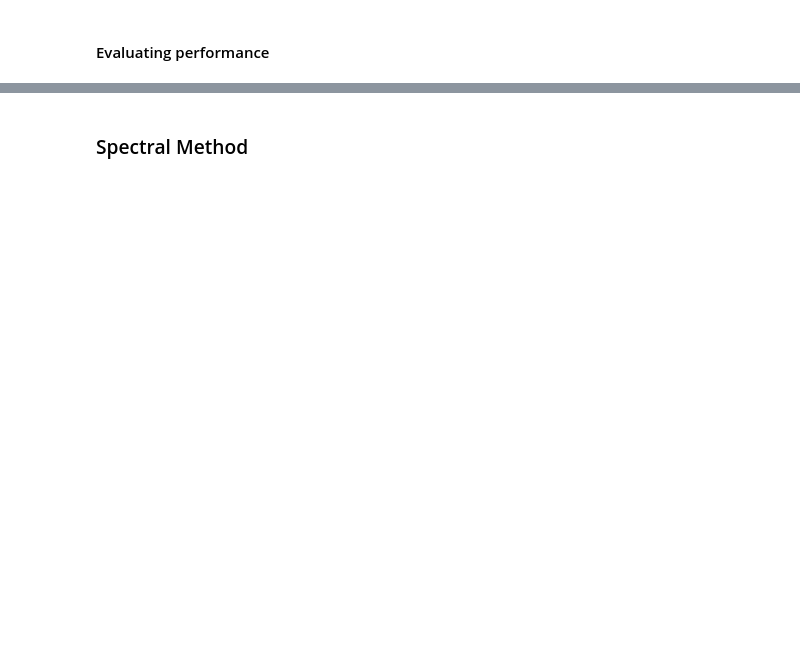
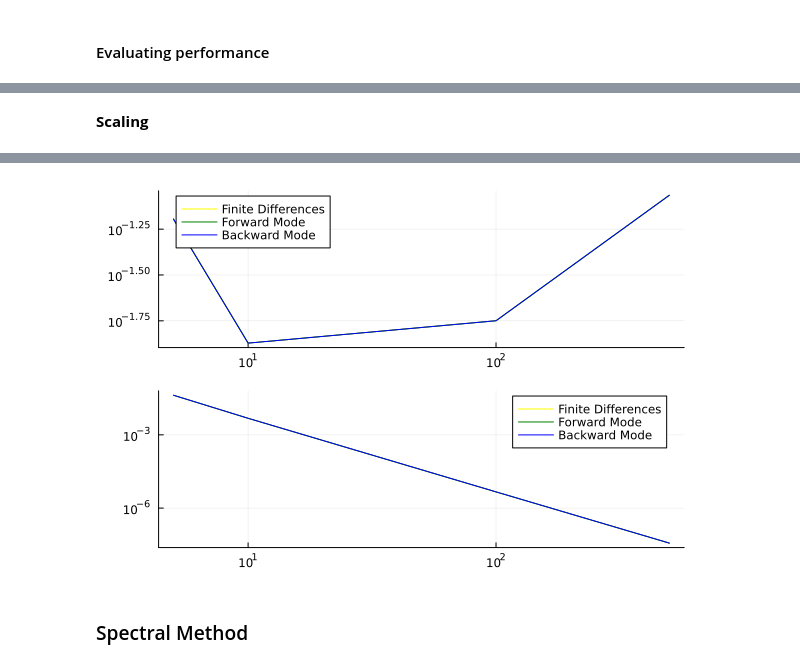
Before and after one commit to bareyan/PDE_adjoint_solver, a Jupyter notebook: playground.ipynb, the cells around one changed output, grey strips where cells are left out. Saved outputs shown, nothing was run; the diff lists cells and outputs as text; code cells hidden in the pictures; blank space fills up the shorter version.

```diff
--- a/playground.ipynb
+++ b/playground.ipynb
@@ -227,0 +320,72 @@ sum((u_solve - u_exact).^2)
+# %% [markdown]
+**Scaling**
+# %%
+function create_params(N)
+    xx = linspace(0, 1, N)
+
+    u_exact = sin.(2pi .* xx)
+    # α - a real
+    α = 1.
+    # V(x) - a function
+    V = 1.0 .+ 0.5 .* cos.(2π .* xx)
+    #f(x) - a function
+    f = 4π^2*sin.(2π .* xx) + α .* u_exact.^3 + V .* u_exact
+
+    return Params(N, α, V, f)
+end
+
+N_test = [5, 10, 100, 500]
+p_test = map(create_params, N_test)
+
+errs_1iter = zeros(length(N_test), 3)
+errs_5iter = zeros(length(N_test), 3)
+
+i = 1
+println("One iteration solve comparison")
+for p in p_test
+    # run newton one iteration
+    u_fd = Newton_solve(p, finite_differences, 1)
+    u_fad = Newton_solve(p, forward_AD, 1)
+    u_bad = Newton_solve(p, backward_AD, 1)
+    xx = linspace(0, 1, p.N)
+    u = sin.(2pi .* xx)
+    err_fd = sum((u_fd .- u).^2)
+    err_fad = sum((u_fad .- u).^2)
+    err_bad = sum((u_bad .- u).^2)
+
+    errs_1iter[i,1] = err_fd
+    errs_1iter[i,2] = err_fad
+    errs_1iter[i, 3] = err_bad
+    i+=1
+    println("N=",p.N)
+    println("Error Finite differences: ", err_fd)
+    println("Error Forward mode", err_fad)
+    println("Error Backward mode", err_bad)
+end
+println("5 Iterations")
+
+i = 1
+for p in p_test
+    # run newton one iteration
+    u_fd = Newton_solve(p, finite_differences, 5)
+    u_fad = Newton_solve(p, forward_AD, 5)
+    u_bad = Newton_solve(p, backward_AD, 5)
+    xx = linspace(0, 1, p.N)
+    u = sin.(2pi .* xx)
+    err_fd = sum((u_fd .- u).^2)
+    err_fad = sum((u_fad .- u).^2)
+    err_bad = sum((u_bad .- u).^2)
+    errs_5iter[i,1] = err_fd
+    errs_5iter[i,2] = err_fad
+    errs_5iter[i,3] = err_bad
+    i+=1
+    println("N=",p.N)
+    println("Error Finite differences: ", err_fd)
+    println("Error Forward mode", err_fad)
+    println("Error Backward mode", err_bad)
+end
+plot1 = plot(N_test, [errs_1iter[:, 1] errs_1iter[:, 2] errs_1iter[:, 3]], color = [:yellow :green :blue], label = ["Finite Differences" "Forward Mode" "Backward Mode"], xscale=:log10, yscale=:log10)
+plot2 = plot(N_test, [errs_5iter[:, 1] errs_5iter[:, 2] errs_5iter[:, 3]], color = [:yellow :green :blue], label = ["Finite Differences" "Forward Mode" "Backward Mode"], xscale=:log10, yscale=:log10)
+
+plot(plot1, plot2, layout=(2, 1))
+# %% [output]
@@ -228,2 +409,3 @@ sum((u_solve - u_exact).^2)
+[figure, added]
 # %% [markdown]
 ### Spectral Method
```
Also changed, not shown: parts of 16 cells of this notebook, 2 other files.
